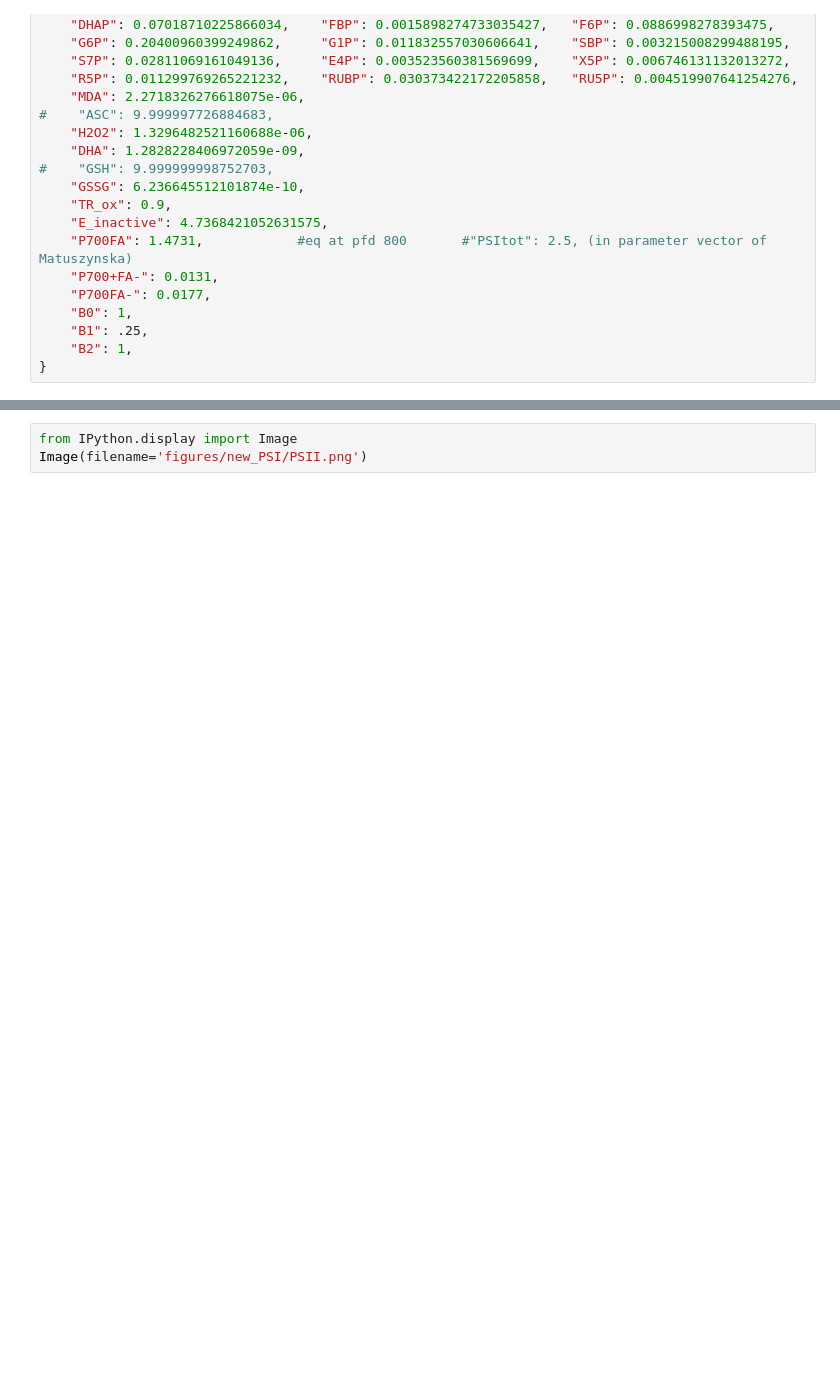
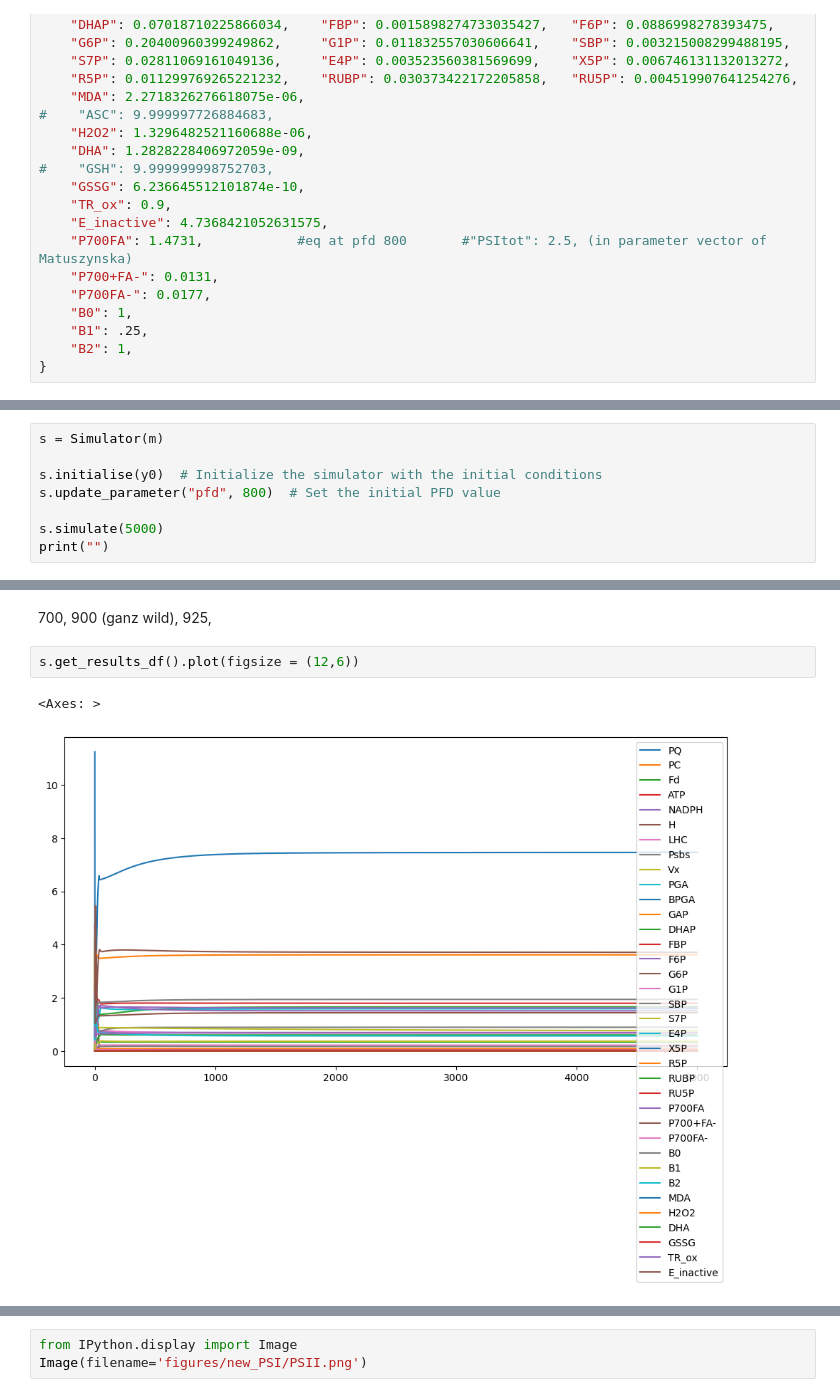
Before and after one commit to A-Potthoff/QTB_modeling, a Jupyter notebook: analyses/quick_test_PSII.ipynb, the cells around one changed output, grey strips where cells are left out. Saved outputs shown, nothing was run; the diff lists cells and outputs as text; blank space fills up the shorter version.

```diff
--- a/analyses/quick_test_PSII.ipynb
+++ b/analyses/quick_test_PSII.ipynb
@@ -106,0 +101,8 @@ y0 = {
+# %%
+s = Simulator(m)
+
+s.initialise(y0)  # Initialize the simulator with the initial conditions
+s.update_parameter("pfd", 800)  # Set the initial PFD value
+
+s.simulate(5000)
+print("")
@@ -107,3 +111,10 @@ y0 = {
+# %% [markdown]
+700, 900 (ganz wild), 925,
+# %%
+s.get_results_df().plot(figsize = (12,6))
+# %% [output]
+<Axes: >
+[figure, added]
 # %%
 s = Simulator(m)
 c, v = pfd_ss_scan(s, PFD_VALUES, y0, True)
```
Also changed, not shown: parts of 5 cells of this notebook, 6 other files.
